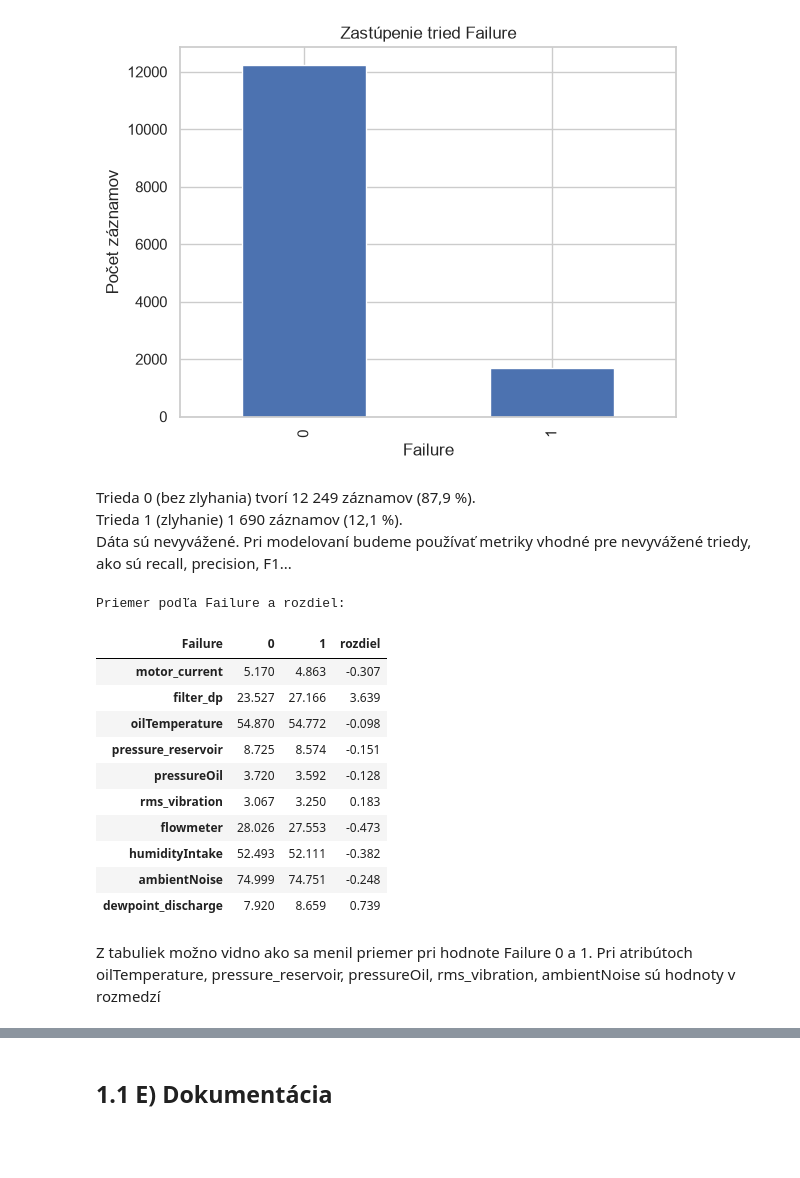
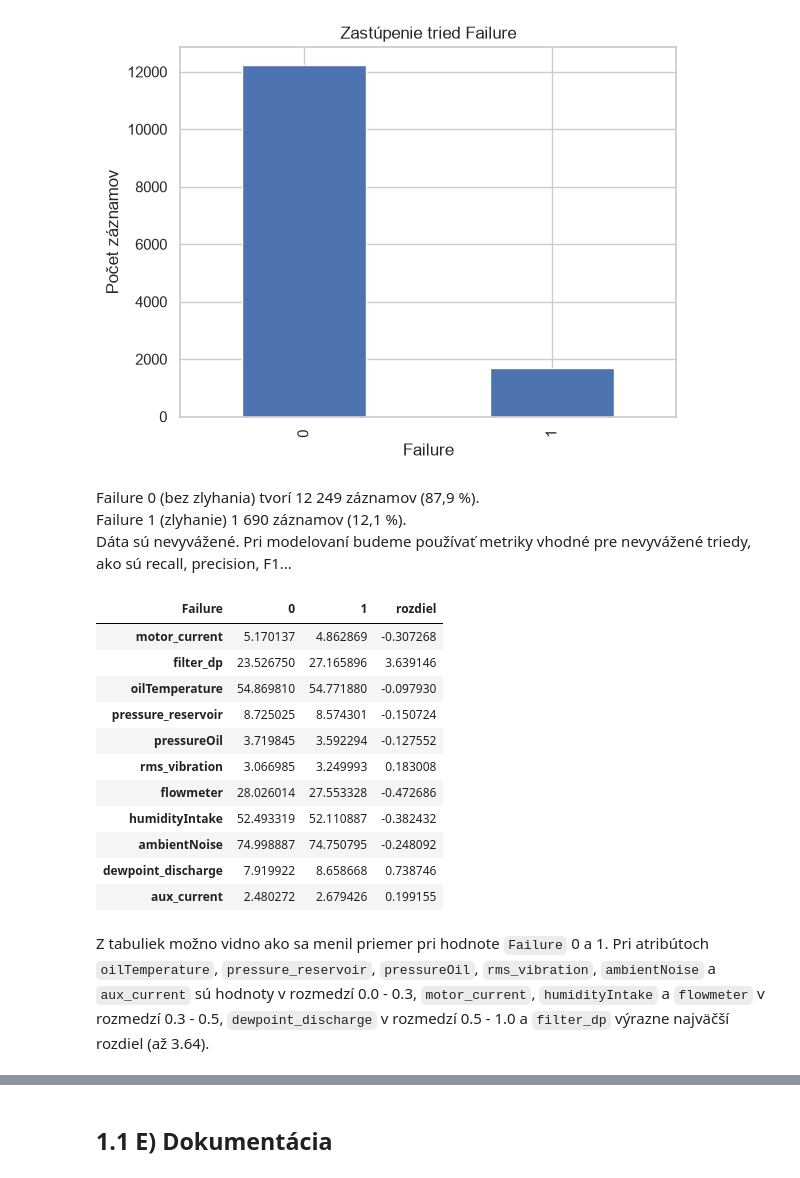
Before and after one commit to kavonada/IAU_zadanie, a Jupyter notebook: projekt.ipynb, the cells around one changed output, grey strips where cells are left out. Cells and saved outputs as stored; diff of their text form; code cells hidden in the pictures; blank space fills up the shorter version.

```diff
--- a/projekt.ipynb
+++ b/projekt.ipynb
@@ -197,7 +211,7 @@ Na analyzovanie použijeme všetkých 11 meraných hodnôt (atribútov) zo súbo
 # %%
 sensor_cols = ["motor_current", "filter_dp", "oilTemperature", "pressure_reservoir",
                "pressureOil", "rms_vibration", "flowmeter", "humidityIntake",
-               "ambientNoise", "dewpoint_discharge"]
+               "ambientNoise", "dewpoint_discharge", "aux_current"]
 # %% [markdown]
 Vypíšeme si ich základné parametre a grafy
 # %%
@@ -390,6 +392,6 @@ Failure
 Name: proportion, dtype: float64
 [figure]
 # %% [markdown]
-Trieda 0 (bez zlyhania) tvorí 12 249 záznamov (87,9 %).
-Trieda 1 (zlyhanie) 1 690 záznamov (12,1 %).
+Failure 0 (bez zlyhania) tvorí 12 249 záznamov (87,9 %).
+Failure 1 (zlyhanie) 1 690 záznamov (12,1 %).
 Dáta sú nevyvážené. Pri modelovaní budeme používať metriky vhodné pre nevyvážené triedy, ako sú recall, precision, F1...
@@ -400,23 +398,23 @@ d.loc[d["motor_current"] > 20, "motor_current"] = np.nan
 # %%
-print("Priemer podľa Failure a rozdiel:")
-df_mean = d.groupby("Failure")[sensor_cols].mean().T
+tmp["Failure"] = readings_data["Failure"]     # znova pouzivam tmp, pretoze pri oilTemperature by vysiel nasledujuci rozdiel vyssi (cca o 0.6)
+df_mean = tmp.groupby("Failure")[sensor_cols].mean().T
 df_mean["rozdiel"] = df_mean[1] - df_mean[0]
-display(df_mean.round(3))
+display(df_mean)
 # %% [output]
-Priemer podľa Failure a rozdiel:
 | Failure | 0 | 1 | rozdiel |
-| motor_current | 5.170 | 4.863 | -0.307 |
-| filter_dp | 23.527 | 27.166 | 3.639 |
-| oilTemperature | 54.870 | 54.772 | -0.098 |
-| pressure_reservoir | 8.725 | 8.574 | -0.151 |
-| pressureOil | 3.720 | 3.592 | -0.128 |
-| rms_vibration | 3.067 | 3.250 | 0.183 |
-| flowmeter | 28.026 | 27.553 | -0.473 |
-| humidityIntake | 52.493 | 52.111 | -0.382 |
-| ambientNoise | 74.999 | 74.751 | -0.248 |
-| dewpoint_discharge | 7.920 | 8.659 | 0.739 |
+| motor_current | 5.170137 | 4.862869 | -0.307268 |
+| filter_dp | 23.526750 | 27.165896 | 3.639146 |
+| oilTemperature | 54.869810 | 54.771880 | -0.097930 |
+| pressure_reservoir | 8.725025 | 8.574301 | -0.150724 |
+| pressureOil | 3.719845 | 3.592294 | -0.127552 |
+| rms_vibration | 3.066985 | 3.249993 | 0.183008 |
+| flowmeter | 28.026014 | 27.553328 | -0.472686 |
+| humidityIntake | 52.493319 | 52.110887 | -0.382432 |
+| ambientNoise | 74.998887 | 74.750795 | -0.248092 |
+| dewpoint_discharge | 7.919922 | 8.658668 | 0.738746 |
+| aux_current | 2.480272 | 2.679426 | 0.199155 |
 # %% [markdown]
-Z tabuliek možno vidno ako sa menil priemer pri hodnote Failure 0 a 1. Pri atribútoch oilTemperature, pressure_reservoir, pressureOil, rms_vibration, ambientNoise sú hodnoty v rozmedzí
+Z tabuliek možno vidno ako sa menil priemer pri hodnote `Failure` 0 a 1. Pri atribútoch `oilTemperature`, `pressure_reservoir`, `pressureOil`, `rms_vibration`, `ambientNoise` a `aux_current` sú hodnoty v rozmedzí 0.0 - 0.3, `motor_current`, `humidityIntake` a `flowmeter` v rozmedzí 0.3 - 0.5, `dewpoint_discharge` v rozmedzí 0.5 - 1.0 a `filter_dp` výrazne najväčší rozdiel (až 3.64).
 # %%
 fig, axes = plt.subplots(3, 4, figsize=(18, 11))
 for ax, c in zip(axes.flat, sensor_cols):
```
Also changed, not shown: parts of 30 cells of this notebook.
